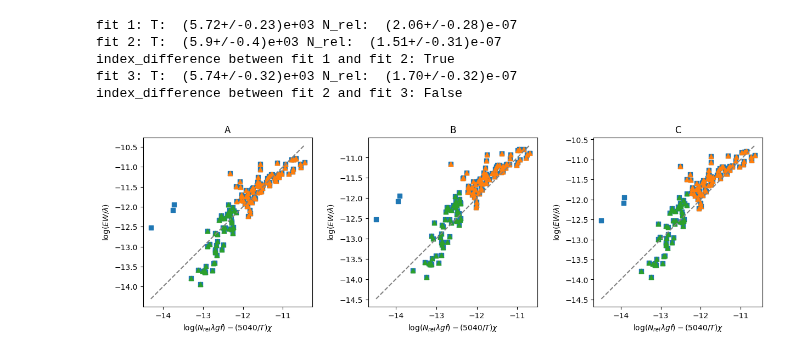
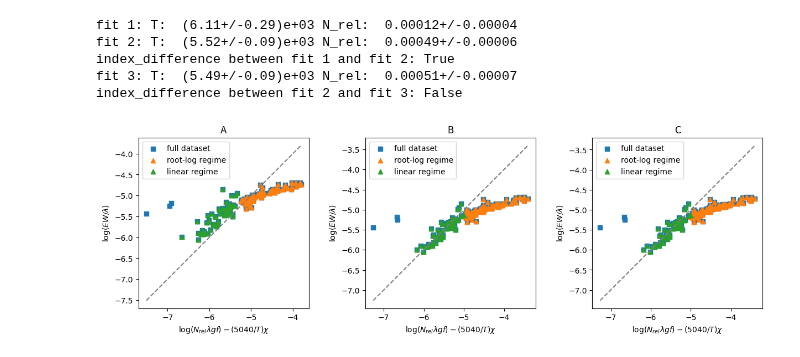
Before and after one commit to KemalOenen/advanced_labcourse, a Jupyter notebook: A001/data_analysis.ipynb, the cells around one changed output. Drawn from its saved outputs; the diff is of its cells as text; code cells hidden in the pictures.

Commit message:
calculated comparison to literature + figures

```diff
--- a/A001/data_analysis.ipynb
+++ b/A001/data_analysis.ipynb
@@ -15,18 +15,18 @@ data.drop(data[data["Breite"] >= 0.120].index, inplace=True)  # only take thin l
 # define fit function
 def fitfunc(x, T, N_rel):
     xi, loggf, lam = x
-    return loggf + np.log(lam) + np.log(N_rel) - 5040 / T * xi
+    return loggf + np.log10(lam) + np.log10(N_rel) - 5040 / T * xi
 
 # prepare data for fit
 data_x = np.array([data["Exc. Potential"], data["loggf"], data["Lambda"]])
-data["log(Breite/Lambda)"] = np.log(data["Breite"] / data["Lambda"])
+data["log(Breite/Lambda)"] = np.log10(data["Breite"] / data["Lambda"])
 
 # Fit parameters for each regime
 t_values = [
-    (-13.7, -12, -11.9),
-    (-13.7, -12.3, -11.8),
-    (-13.7, -12.3, -11.8)
-]
+    (-6.8, -5.3),
+    (-6.5, -5),
+    (-6.5, -5)
+    ]
 letter = ["A", "B", "C"]
 
 x_fit, linear_regime = data_x, data
@@ -36,44 +36,45 @@ popts=[]
 for i in range(n_plots):
     # Perform fit
     regime = data if i == 0 else linear_regime
-    popt, pcov = sp.optimize.curve_fit(fitfunc, x_fit, regime["log(Breite/Lambda)"], p0=[6000, 1e-7])
+    popt, pcov = sp.optimize.curve_fit(fitfunc, x_fit, regime["log(Breite/Lambda)"], p0=[6000, 1e-5])
     popts.append(popt)
     # Compute values according to the fit
     data[f"x_fit_{i+1}"] = fitfunc(data_x, *popt)
 
     ax[i].scatter(data[f"x_fit_{i+1}"], data["log(Breite/Lambda)"], marker="s", label="full dataset")
 
     line_45 = np.linspace(np.min(data[f"x_fit_{i+1}"]), np.max(data[f"x_fit_{i+1}"]), 200)
     ax[i].plot(line_45, line_45, ls="--", c="gray")
     # Group into regimes
-    t_0, t_1, t_2 = t_values[i]
-    data[f"log_reg_{i+1}"] = (data[f"x_fit_{i+1}"] >= t_1) | (data["log(Breite/Lambda)"] >= t_2)
-    ax[i].scatter(data.loc[data[f"log_reg_{i+1}"], f"x_fit_{i+1}"], data.loc[data[f"log_reg_{i+1}"], "log(Breite/Lambda)"], marker="^", label="log regime")
+    t_0, t_1 = t_values[i]
+    data[f"log_reg_{i+1}"] = (data[f"x_fit_{i+1}"] >= t_1)
+    ax[i].scatter(data.loc[data[f"log_reg_{i+1}"], f"x_fit_{i+1}"], data.loc[data[f"log_reg_{i+1}"], "log(Breite/Lambda)"], marker="^", label="root-log regime")
 
-    data[f"lin_reg_{i+1}"] = (data[f"x_fit_{i+1}"] > t_0) & (data[f"x_fit_{i+1}"] < t_1) & (data["log(Breite/Lambda)"] < t_2)
+    data[f"lin_reg_{i+1}"] = (data[f"x_fit_{i+1}"] > t_0) & (data[f"x_fit_{i+1}"] < t_1)
     ax[i].scatter(data.loc[data[f"lin_reg_{i+1}"], f"x_fit_{i+1}"], data.loc[data[f"lin_reg_{i+1}"], "log(Breite/Lambda)"], marker="^", label="linear regime")
 
     ax[i].set_box_aspect(1)
     ax[i].set_xlabel(r"$\log(N_{rel}\lambda gf)- (5040/T) \chi$")
     ax[i].set_ylabel(r"$\log(EW/\lambda)$")
     ax[i].set_title(letter[i])
+    ax[i].legend()
     print(f"fit {i+1}:", "T: ", ufloat(popt[0], np.sqrt(pcov[0, 0])), "N_rel: ", ufloat(popt[1], np.sqrt(pcov[1, 1])))
 
     # Prepare data for the next fit
     linear_regime = data.loc[data[f"lin_reg_{i+1}"]]
     x_fit = np.array([linear_regime["Exc. Potential"], linear_regime["loggf"], linear_regime["Lambda"]])
 
     if i > 0:
         print(f"index_difference between fit {i} and fit {i+1}:",
               sorted(data[data[f"lin_reg_{i}"]].index) != sorted(data[data[f"lin_reg_{i+1}"]].index))
 plt.show()
 # %% [output]
-fit 1: T:  (5.72+/-0.23)e+03 N_rel:  (2.06+/-0.28)e-07
-fit 2: T:  (5.9+/-0.4)e+03 N_rel:  (1.51+/-0.31)e-07
+fit 1: T:  (6.11+/-0.29)e+03 N_rel:  0.00012+/-0.00004
+fit 2: T:  (5.52+/-0.09)e+03 N_rel:  0.00049+/-0.00006
 index_difference between fit 1 and fit 2: True
-fit 3: T:  (5.74+/-0.32)e+03 N_rel:  (1.70+/-0.32)e-07
+fit 3: T:  (5.49+/-0.09)e+03 N_rel:  0.00051+/-0.00007
 index_difference between fit 2 and fit 3: False
-[figure, old version]
+[figure, new version]
 # %%
 # plot last result with fit curves
 fig, ax = plt.subplots()
```
Also changed, not shown: parts of 2 cells of this notebook, 2 other files.
